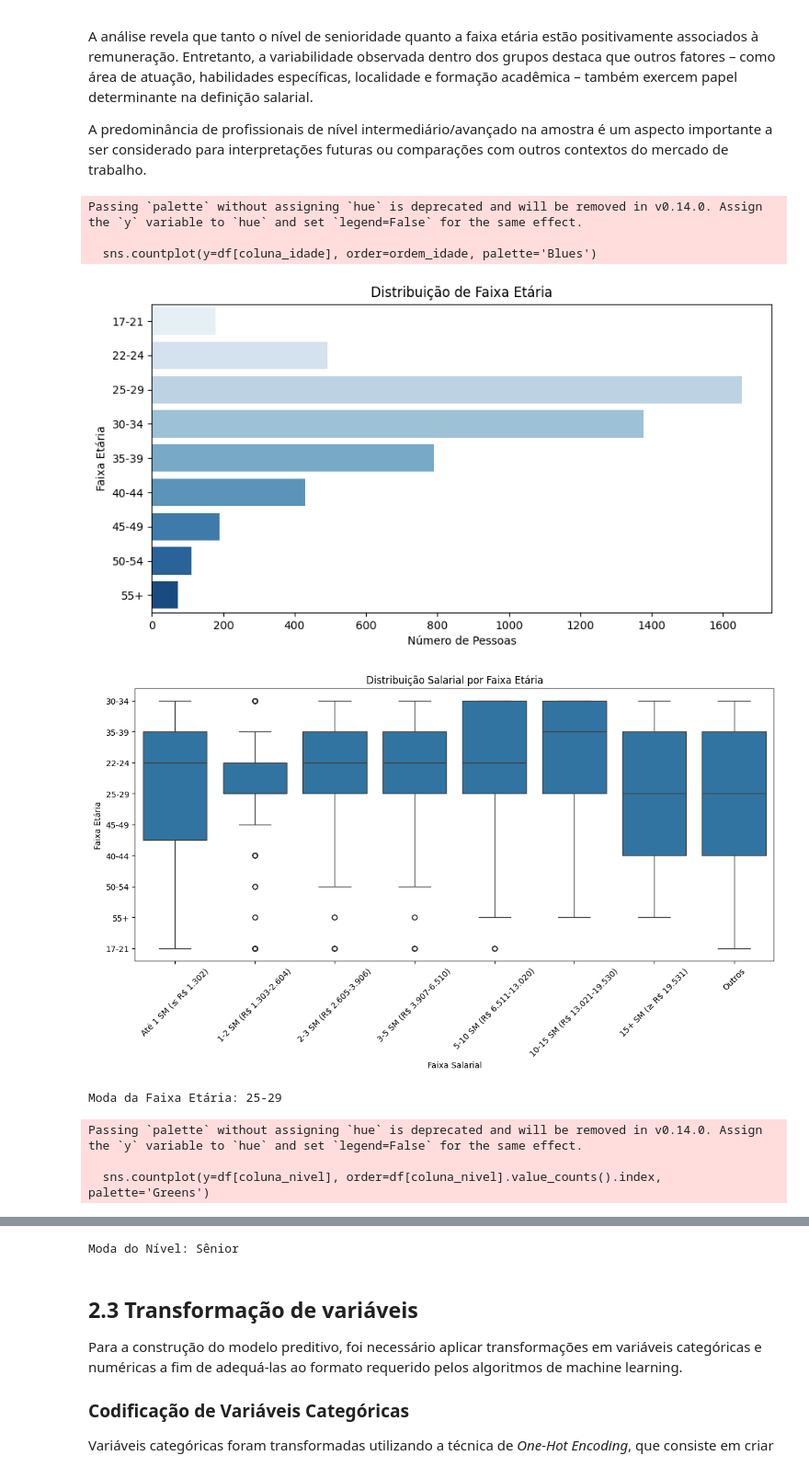
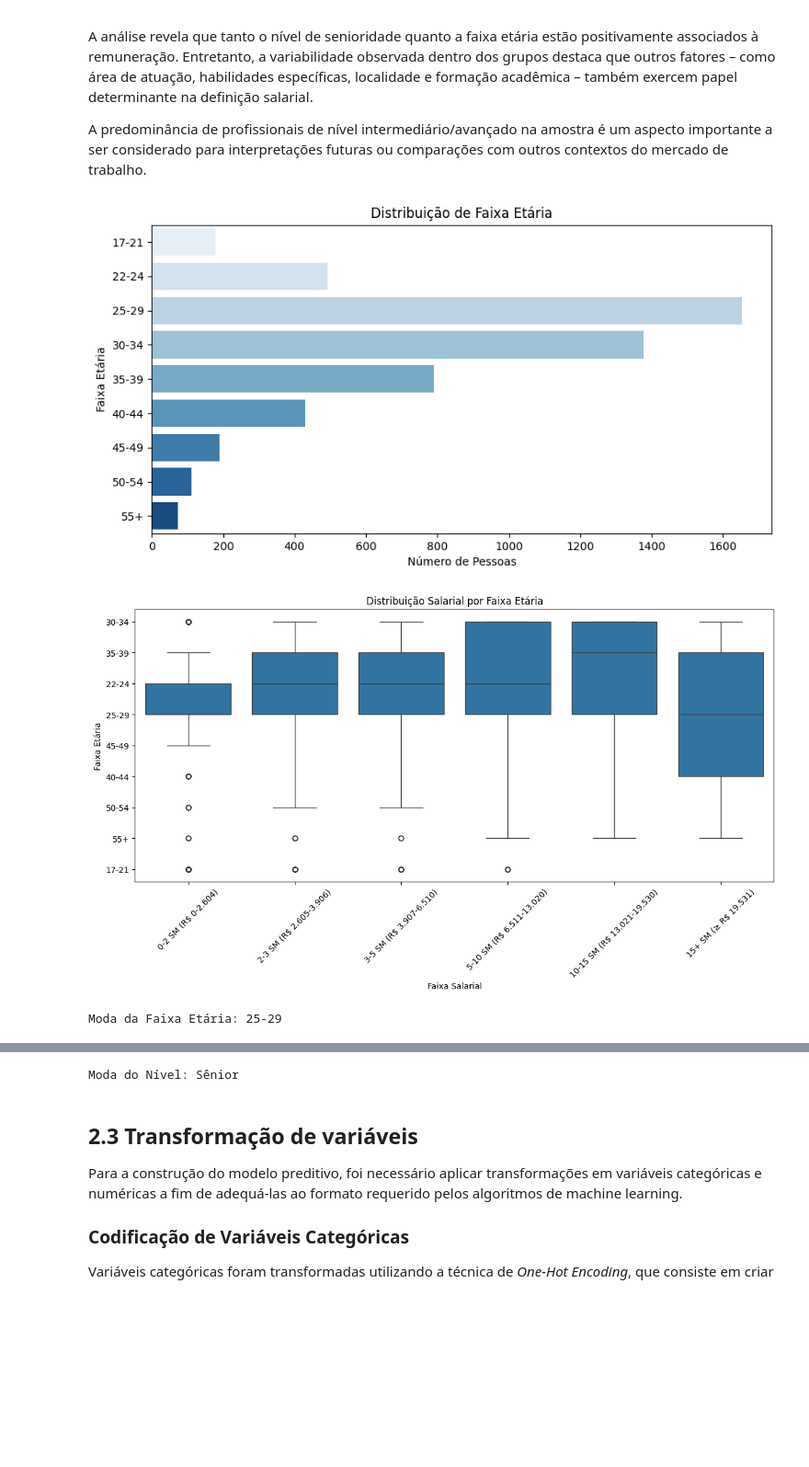
Before and after one commit to Nertonm/kaggle, a Jupyter notebook: Projeto de TI - Thiago Nerton.ipynb, the cells around one changed output, grey strips where cells are left out. Shown at 92% size. Drawn from its saved outputs; the diff is of its cells as text; code cells hidden in the pictures; blank space fills up the shorter version.

```diff
--- a/Projeto de TI - Thiago Nerton.ipynb
+++ b/Projeto de TI - Thiago Nerton.ipynb
@@ -46,10 +45,9 @@ Transformar as 14 faixas salariais originais em categorias mais significativas s
 # %%
 # Definindo as novas faixas consolidadas
 novas_faixas = {
-    'Até 1 SM (≤ R$ 1.302)': [
-        'Menos de R$ 1.000/mês'
-    ],
-    '1-2 SM (R$ 1.303-2.604)': [
+    '0-2 SM (R$ 0-2.604)': [
+        'Menos de R$ 1.000/mês',
+        'de R$ 101/mês a R$ 2.000/mês',
         'de R$ 1.001/mês a R$ 2.000/mês',
         'de R$ 2.001/mês a R$ 3.000/mês'
     ],
@@ -87,8 +85,7 @@ df['Faixa Salarial'] = df["('P2_h ', 'Faixa salarial')"].apply(recategorizar_sal
 
 # Ordem das novas faixas
 ordem_novas_faixas = [
-    'Até 1 SM (≤ R$ 1.302)',
-    '1-2 SM (R$ 1.303-2.604)',
+    '0-2 SM (R$ 0-2.604)',
     '2-3 SM (R$ 2.605-3.906)',
     '3-5 SM (R$ 3.907-6.510)',
     '5-10 SM (R$ 6.511-13.020)',
@@ -177,14 +176,13 @@ coluna_idade = "('P1_a_1 ', 'Faixa idade')"
 coluna_nivel = "('P2_g ', 'Nivel')"
 coluna_salarial = "Faixa Salarial"
 ordem_categorias = [
-        "Até 1 SM (≤ R$ 1.302)",
-        "1-2 SM (R$ 1.303-2.604)",
+        "0-2 SM (R$ 0-2.604)",
         "2-3 SM (R$ 2.605-3.906)",
         "3-5 SM (R$ 3.907-6.510)",
         "5-10 SM (R$ 6.511-13.020)",
         "10-15 SM (R$ 13.021-19.530)",
         "15+ SM (≥ R$ 19.531)",
-        "Outros"
+        #"Outros"
 ]
 ordem_idade = [
     '17-21',
@@ -230,39 +228,33 @@ print(f"\nModa da Faixa Etária: {df[coluna_idade].mode().values[0]}")
 # ----------------------------------
 # 2. Nível (Júnior/Pleno/Sênior)
 # ----------------------------------
 
 # print("\nDistribuição de Frequência - Nível")
 # print(df[coluna_nivel].value_counts())
 # print("\n% Percentual:")
 # print(df[coluna_nivel].value_counts(normalize=True) * 100)
 
 # Gráfico Univariado - Nível
 plt.figure(figsize=(10,5))
 sns.countplot(y=df[coluna_nivel], order=df[coluna_nivel].value_counts().index, palette='Greens')
 plt.title('Distribuição de Nível')
 plt.xlabel('Número de Pessoas')
 plt.ylabel('Nível')
 plt.show()
 
 # Gráfico Bivariado - Nível vs Faixa Salarial
 plt.figure(figsize=(14,6))
 sns.boxplot(x=coluna_salarial, y=coluna_nivel, order=ordem_categorias,  data=df)
 plt.xticks(rotation=45)
 plt.title('Distribuição Salarial por Nível')
 plt.xlabel('Faixa Salarial')
 plt.ylabel('Nível')
 plt.show()
 
 # Moda Nível
 print(f"\nModa do Nível: {df[coluna_nivel].mode().values[0]}")
 # %% [output]
-Passing `palette` without assigning `hue` is deprecated and will be removed in v0.14.0. Assign the `y` variable to `hue` and set `legend=False` for the same effect.
-
-  sns.countplot(y=df[coluna_idade], order=ordem_idade, palette='Blues')
 [figure]
-[figure, old version]
+[figure, new version]
-Moda da Faixa Etária: 25-29
-Passing `palette` without assigning `hue` is deprecated and will be removed in v0.14.0. Assign the `y` variable to `hue` and set `legend=False` for the same effect.
-
-  sns.countplot(y=df[coluna_nivel], order=df[coluna_nivel].value_counts().index, palette='Greens')
+Moda da Faixa Etária: 25-29
 [figure]
@@ -270,4 +262,4 @@ Passing `palette` without assigning `hue` is deprecated and will be removed in v
-Moda do Nível: Sênior
+Moda do Nível: Sênior
 # %% [markdown]
 ## 2.3 Transformação de variáveis
 
```
Also changed, not shown: parts of 36 cells of this notebook.
